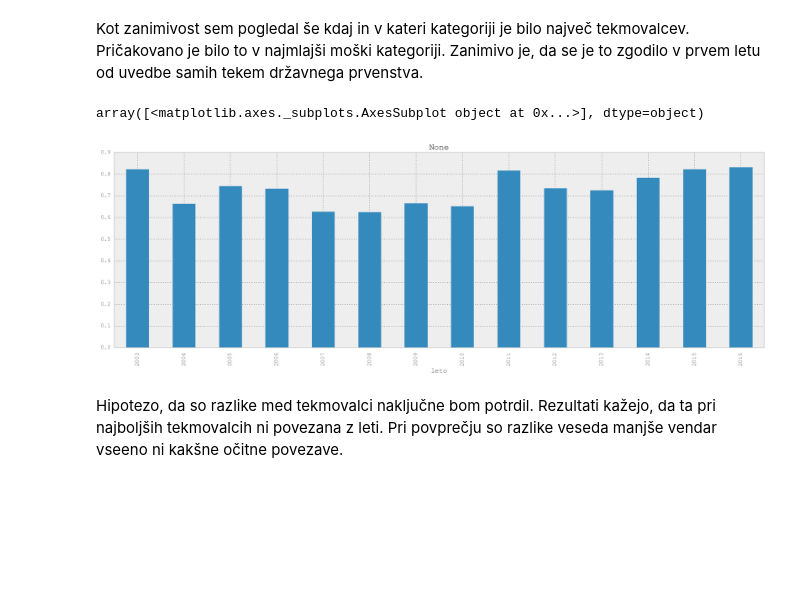
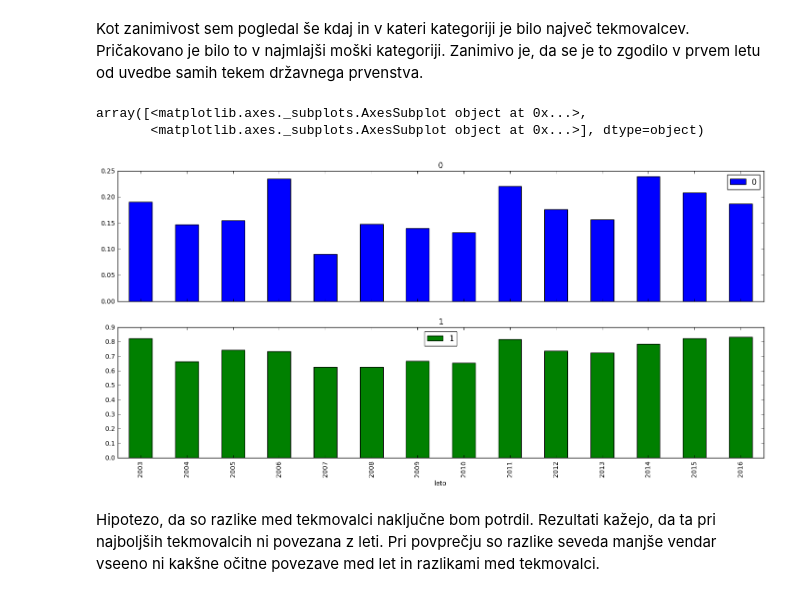
Before and after one commit to JerebP15/sportno-plezanje, a Jupyter notebook: Sportno plezanje.ipynb, the cells around one changed output. Cells and saved outputs as stored; diff of their text form; code cells hidden in the pictures; blank space fills up the shorter version.

```diff
--- a/Sportno plezanje.ipynb
+++ b/Sportno plezanje.ipynb
@@ -130,9 +102,10 @@ povp_razlika_leta = (rezultati_po_letih.mean()["1. mesto"] - rezultati_po_letih.
 
 razlika = pd.concat([razlika_prvi_leta,povp_razlika_leta], axis=1)
 # %%
-razlika.plot(subplots=True, kind="bar",figsize=(20, 6))
+razlika.plot(subplots=True, kind="bar",figsize=(18, 8))
 # %% [output]
-array([<matplotlib.axes._subplots.AxesSubplot object at 0x...>], dtype=object)
+array([<matplotlib.axes._subplots.AxesSubplot object at 0x...>,
+       <matplotlib.axes._subplots.AxesSubplot object at 0x...>], dtype=object)
-[figure, old version]
+[figure, new version]
 # %% [markdown]
-Hipotezo, da so razlike med tekmovalci naključne bom potrdil. Rezultati kažejo, da ta pri najboljših tekmovalcih ni povezana z leti. Pri povprečju so razlike veseda manjše vendar vseeno ni kakšne očitne povezave.
+Hipotezo, da so razlike med tekmovalci naključne bom potrdil. Rezultati kažejo, da ta pri najboljših tekmovalcih ni povezana z leti. Pri povprečju so razlike seveda manjše vendar vseeno ni kakšne očitne povezave med let in razlikami med tekmovalci.
```
Also changed, not shown: parts of 5 cells of this notebook.
